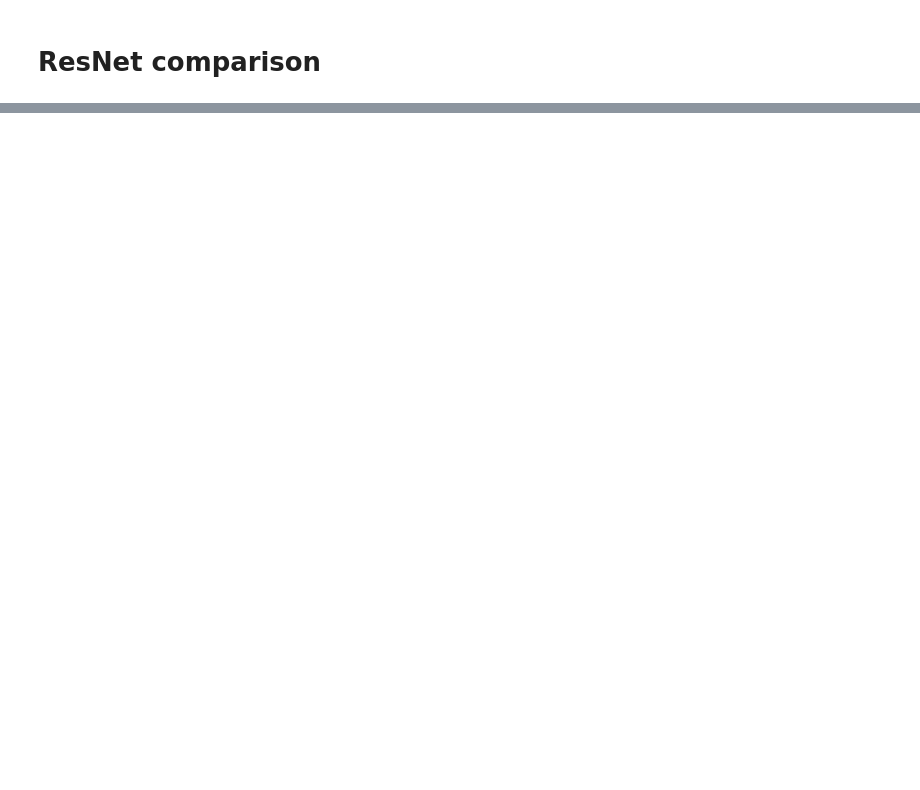
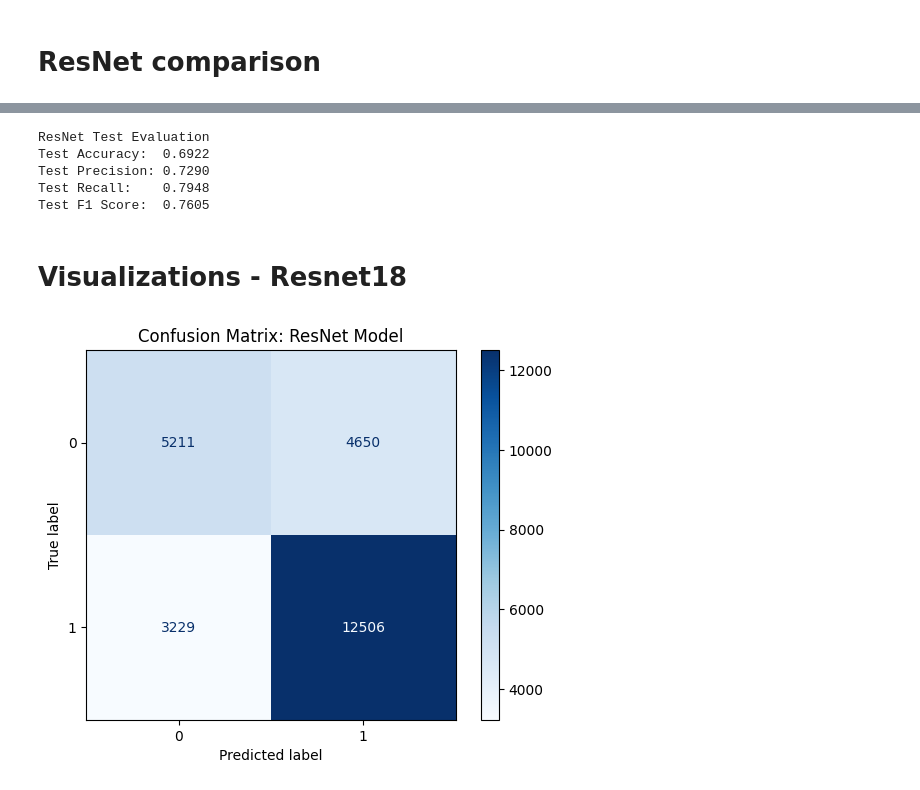
Before and after one commit to sara-kelemen/NIH_chest_xray, a Jupyter notebook: code/cnn.ipynb, the cells around one changed output, grey strips where cells are left out. Saved outputs shown, nothing was run; the diff lists cells and outputs as text; code cells hidden in the pictures; blank space fills up the shorter version.

Commit message:
Confusion matrices

```diff
--- a/code/cnn.ipynb
+++ b/code/cnn.ipynb
@@ -376,8 +376,8 @@ ChestXrayCNN(
 from sklearn.metrics import accuracy_score, precision_score, recall_score, f1_score
 
 # Lists to store all labels and predictions
-all_labels = []
-all_preds = []
+all_labels_1 = []
+all_preds_1 = []
 
 with torch.no_grad():
     for images, labels in test_loader:
@@ -388,6 +388,6 @@ with torch.no_grad():
         preds = torch.sigmoid(outputs)
         preds = (preds > 0.5).float()
 
-        all_labels.extend(labels.cpu().numpy())
-        all_preds.extend(preds.cpu().numpy())
+        all_labels_1.extend(labels.cpu().numpy())
+        all_preds_1.extend(preds.cpu().numpy())
 # %%
@@ -485,10 +515,6 @@ with torch.no_grad():
         all_labels.extend(labels.cpu().numpy())
         all_preds.extend(preds.cpu().numpy())
 # %%
-# Flatten arrays
-all_labels = [label[0] for label in all_labels]
-all_preds = [pred[0] for pred in all_preds]
-
 # Metrics
 acc = accuracy_score(all_labels, all_preds)
 prec = precision_score(all_labels, all_preds)
@@ -496,8 +522,27 @@ rec = recall_score(all_labels, all_preds)
 f1 = f1_score(all_labels, all_preds)
 
 # Print results
-print("---- ResNet Test Evaluation ----")
+print("ResNet Test Evaluation ")
 print(f"Test Accuracy:  {acc:.4f}")
 print(f"Test Precision: {prec:.4f}")
 print(f"Test Recall:    {rec:.4f}")
 print(f"Test F1 Score:  {f1:.4f}")
+# %% [output]
+ResNet Test Evaluation
+Test Accuracy:  0.6922
+Test Precision: 0.7290
+Test Recall:    0.7948
+Test F1 Score:  0.7605
+# %% [markdown]
+# Visualizations - Resnet18
+# %%
+from sklearn.metrics import confusion_matrix, ConfusionMatrixDisplay
+import matplotlib.pyplot as plt
+
+cm = confusion_matrix(all_labels, all_preds)
+disp = ConfusionMatrixDisplay(confusion_matrix=cm)
+disp.plot(cmap='Blues')
+plt.title('Confusion Matrix: ResNet Model')
+plt.show()
+# %% [output]
+[figure, added]
```
Also changed, not shown: parts of 5 cells of this notebook, 1 other file.
